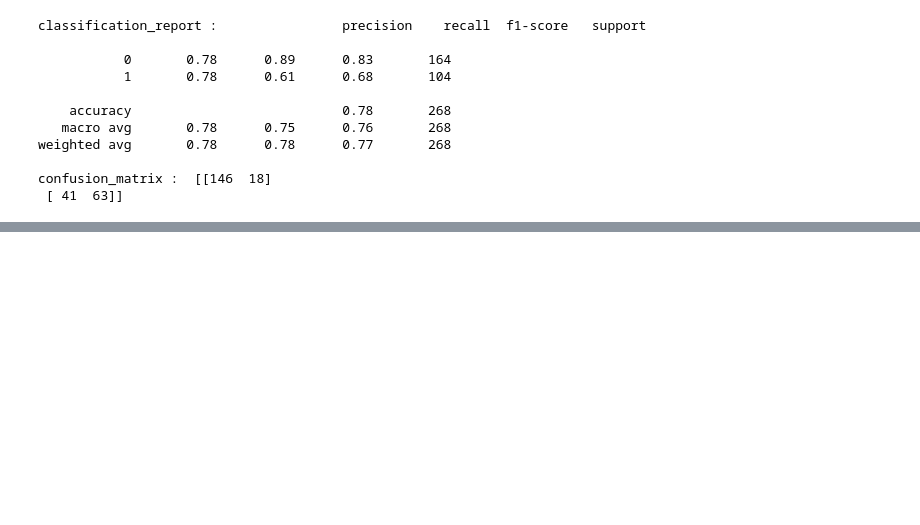
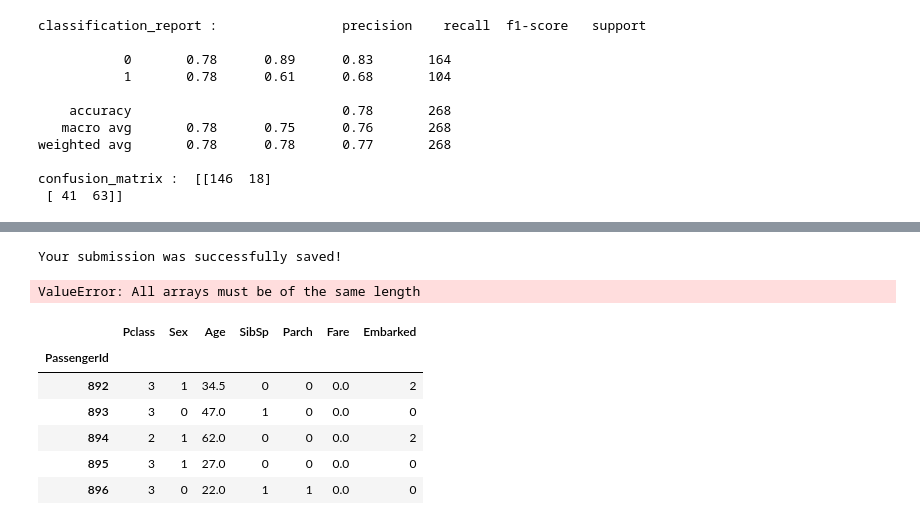
Before and after one commit to Jay-Thoriya/All-ML-Models, a Jupyter notebook: titanic/Untitled.ipynb, the cells around one changed output, grey strips where cells are left out. Drawn from its saved outputs; the diff is of its cells as text; code cells hidden in the pictures; blank space fills up the shorter version.

```diff
--- a/titanic/Untitled.ipynb
+++ b/titanic/Untitled.ipynb
@@ -310,0 +367,2 @@ confusion_matrix :  [[146  18]
+# %%
+test_data = test_data.drop(test_data[['Name','Ticket','Cabin']],axis=1)
@@ -310,0 +380,31 @@ confusion_matrix :  [[146  18]
+# %%
+test_data['Age'] = test_data['Age'].fillna(test_data['Age'].mean())
+# %%
+test_data['Fare'] = test_data['Fare'].fillna(test_data['Fare'].mean())
+# %%
+scaler = StandardScaler()
+
+# Fit the scaler to the data
+scaler.fit(test_data)
+
+# Transform the data
+test_data_scaled = scaler.transform(test_data)
+
+# Example model for demonstration purposes (replace with actual model and training process)
+# Assuming you have a trained model named 'model'
+# Example:
+model = SVC()
+model.fit(X_train, Y_train)
+
+# Make predictions
+predictions = model.predict(test_data_scaled)
+
+# Create a DataFrame for submission
+# Assuming 'predictions' contains the predicted values and 'PassengerId' exists in the test_data
+output = pd.DataFrame({'PassengerId': test_data.index, 'Survived': predictions})
+
+# Save to CSV
+output.to_csv('submission.csv', index=False)
+print("Your submission was successfully saved!")
+# %% [output]
+Your submission was successfully saved!
@@ -310,0 +415,16 @@ confusion_matrix :  [[146  18]
+# %%
+output = pd.DataFrame({'PassengerId': test_data.index, 'Survived': predictions_xgb})
+output.to_csv('submission.csv', index=False)
+print("Your submission was successfully saved!")
+# %% [output]
+ValueError: All arrays must be of the same length
+# %%
+test_data.head()
+# %% [output]
+|  | Pclass | Sex | Age | SibSp | Parch | Fare | Embarked |
+| PassengerId |  |  |  |  |  |  |  |
+| 892 | 3 | 1 | 34.5 | 0 | 0 | 0.0 | 2 |
+| 893 | 3 | 0 | 47.0 | 1 | 0 | 0.0 | 0 |
+| 894 | 2 | 1 | 62.0 | 0 | 0 | 0.0 | 2 |
+| 895 | 3 | 1 | 27.0 | 0 | 0 | 0.0 | 0 |
+| 896 | 3 | 0 | 22.0 | 1 | 1 | 0.0 | 0 |
```
Also changed, not shown: parts of 14 cells of this notebook.
